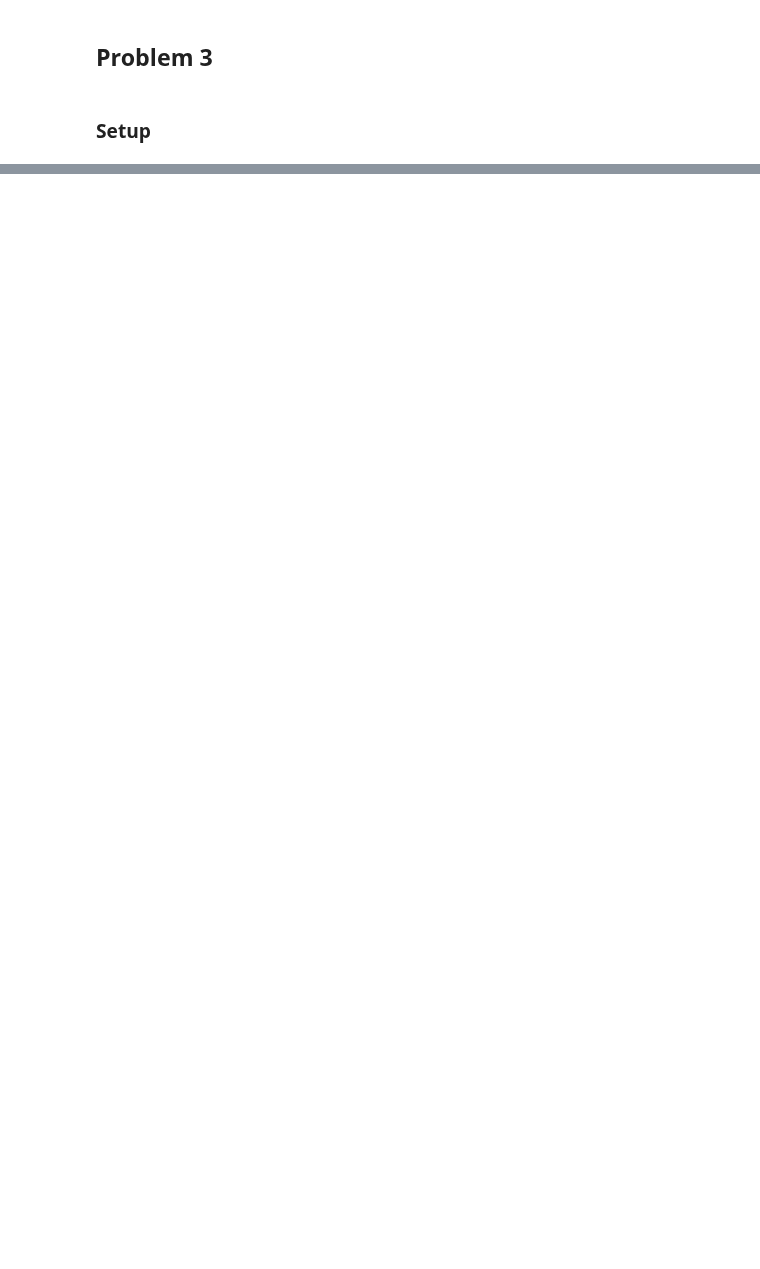
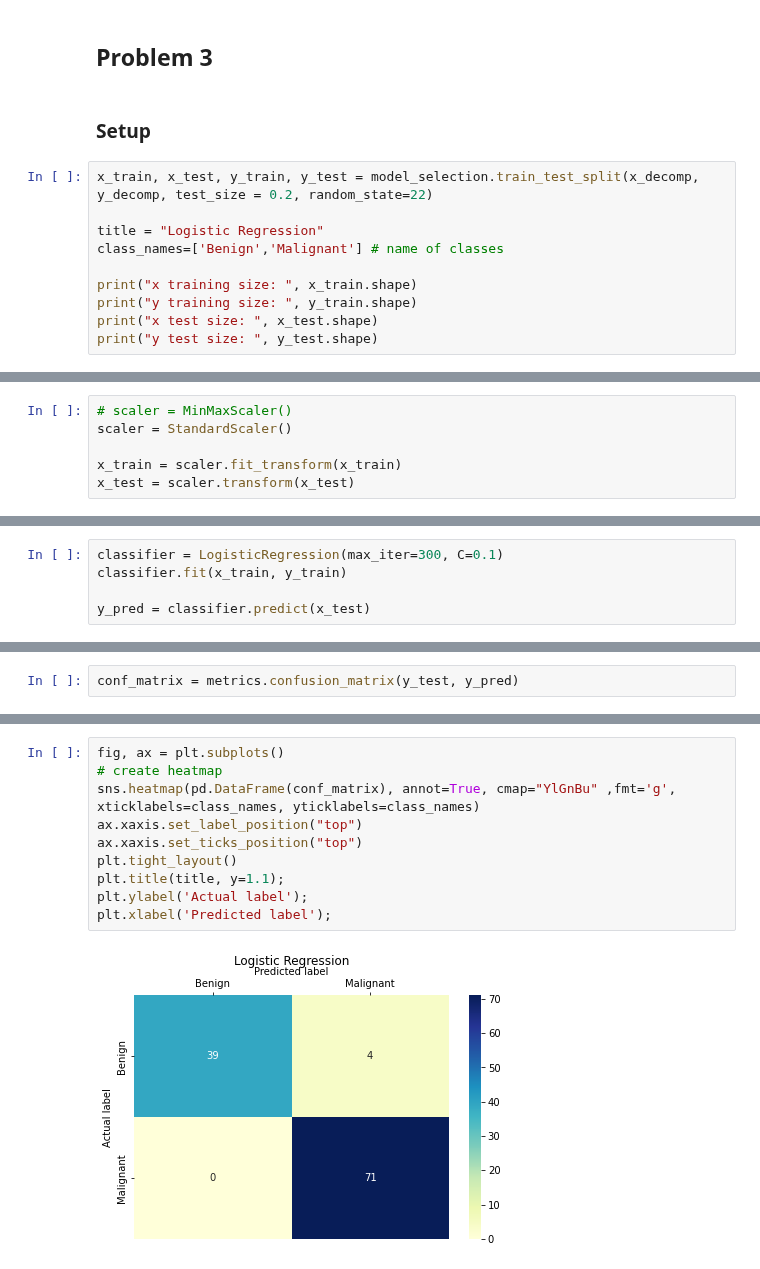
Before and after one commit to A-Hudson-0117/MachineLearning-Intro, a Jupyter notebook: naïve bayesian (hw 3)/naïve bayesian.ipynb, the cells around one changed output, grey strips where cells are left out. Saved outputs shown, nothing was run; the diff lists cells and outputs as text; blank space fills up the shorter version.

```diff
--- a/naïve bayesian (hw 3)/naïve bayesian.ipynb
+++ b/naïve bayesian (hw 3)/naïve bayesian.ipynb
@@ -90,3 +273,13 @@ print(y_true.shape)
 ## Problem 3
 # %% [markdown]
 ### Setup
+# %%
+x_train, x_test, y_train, y_test = model_selection.train_test_split(x_decomp, y_decomp, test_size = 0.2, random_state=22)
+
+title = "Logistic Regression"
+class_names=['Benign','Malignant'] # name of classes
+
+print("x training size: ", x_train.shape)
+print("y training size: ", y_train.shape)
+print("x test size: ", x_test.shape)
+print("y test size: ", y_test.shape)
@@ -93 +291,7 @@ print(y_true.shape)
+# %%
+# scaler = MinMaxScaler()
+scaler = StandardScaler()
+
+x_train = scaler.fit_transform(x_train)
+x_test = scaler.transform(x_test)
 # %% [markdown]
@@ -94,0 +299,5 @@ print(y_true.shape)
+# %%
+classifier = LogisticRegression(max_iter=300, C=0.1)
+classifier.fit(x_train, y_train)
+
+y_pred = classifier.predict(x_test)
@@ -94,0 +306,2 @@ print(y_true.shape)
+# %%
+conf_matrix = metrics.confusion_matrix(y_test, y_pred)
@@ -94,0 +320,12 @@ print(y_true.shape)
+# %%
+fig, ax = plt.subplots()
+# create heatmap
+sns.heatmap(pd.DataFrame(conf_matrix), annot=True, cmap="YlGnBu" ,fmt='g', xticklabels=class_names, yticklabels=class_names)
+ax.xaxis.set_label_position("top")
+ax.xaxis.set_ticks_position("top")
+plt.tight_layout()
+plt.title(title, y=1.1);
+plt.ylabel('Actual label');
+plt.xlabel('Predicted label');
+# %% [output]
+[figure, added]
```
Also changed, not shown: parts of 32 cells of this notebook.
